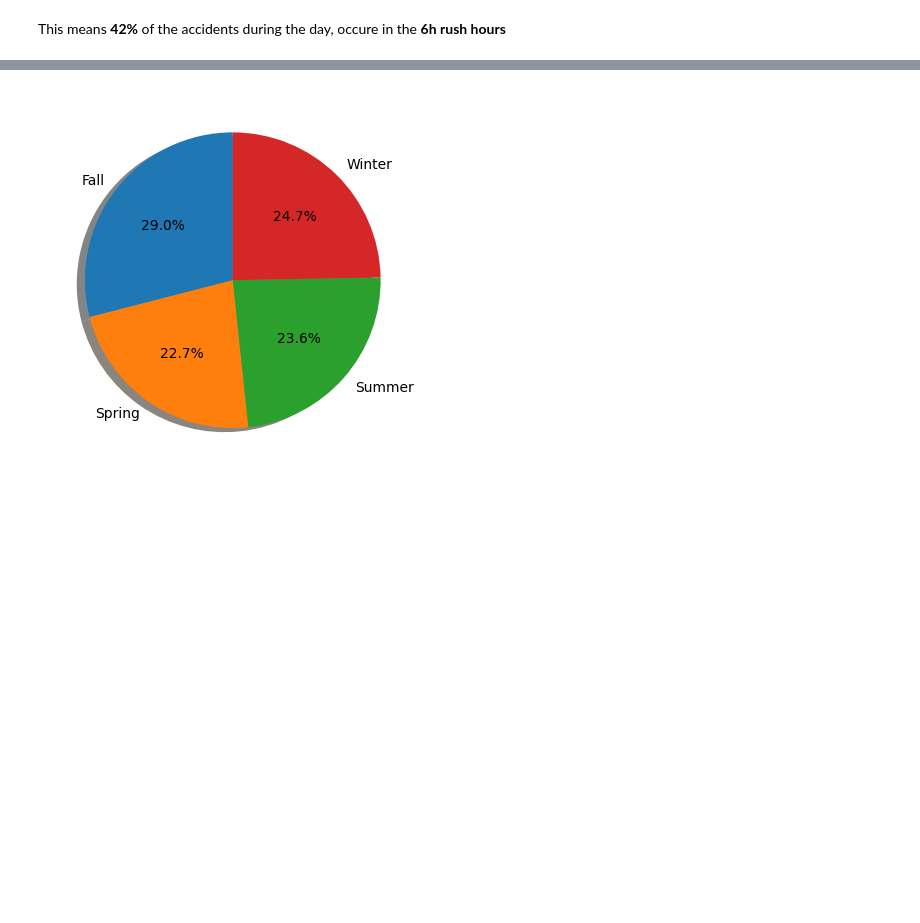
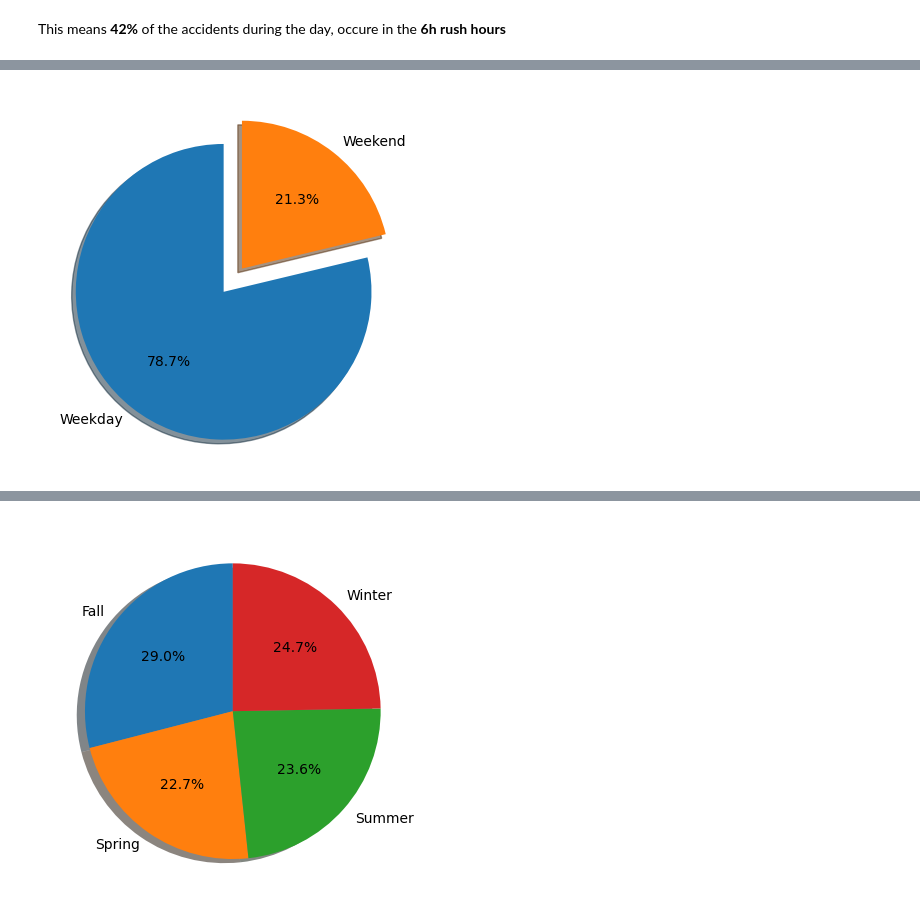
Before and after one commit to aliUofCafkhami/601-Project, a Jupyter notebook: Project 601.ipynb, the cells around one changed output, grey strips where cells are left out. Saved outputs shown, nothing was run; the diff lists cells and outputs as text; code cells hidden in the pictures; blank space fills up the shorter version.

```diff
--- a/Project 601.ipynb
+++ b/Project 601.ipynb
@@ -47,7 +194,0 @@ df = df[df['Year'] == 2024]
-# %%
-# Add a column indicating whether each date falls on a weekend.
-def weekend_or_not(day):
-    return day in ['Saturday','Sunday']
-
-df['Weekend?'] = df['Day'].apply(weekend_or_not)
-df.head(2)
@@ -203,0 +483,22 @@ seasonal_accidents
+# %%
+# 3.2.2 Calculate and visualize the percentage of weekday vs. weekend accidents.
+Weekday_accidents = df.groupby(['Day_Category']).agg(
+    Total=('Count', 'sum')
+).reset_index()
+
+explode = [0] * len(Weekday_accidents)
+explode[-2:] = [0.1, 0.1]
+
+fig, ax = plt.subplots()
+ax.pie(
+    Weekday_accidents['Total'],
+    explode=explode,
+    labels=Weekday_accidents['Day_Category'],
+    autopct='%1.1f%%',
+    startangle=90,
+    shadow=True
+)
+
+plt.show()
+# %% [output]
+[figure, added]
```
Also changed, not shown: parts of 64 cells of this notebook.
